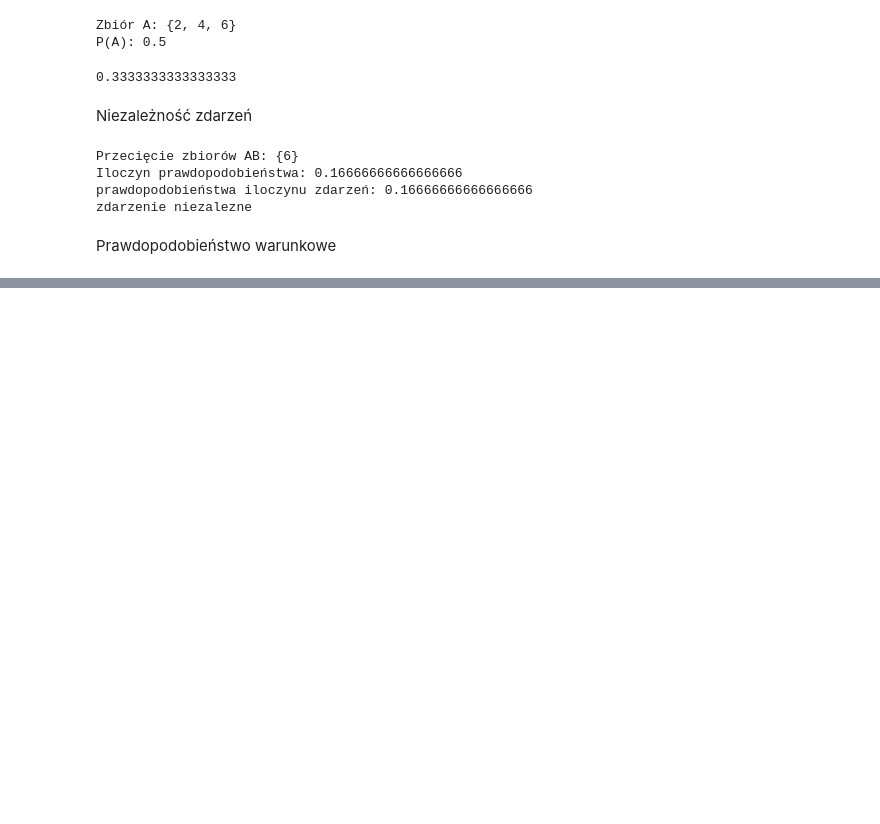
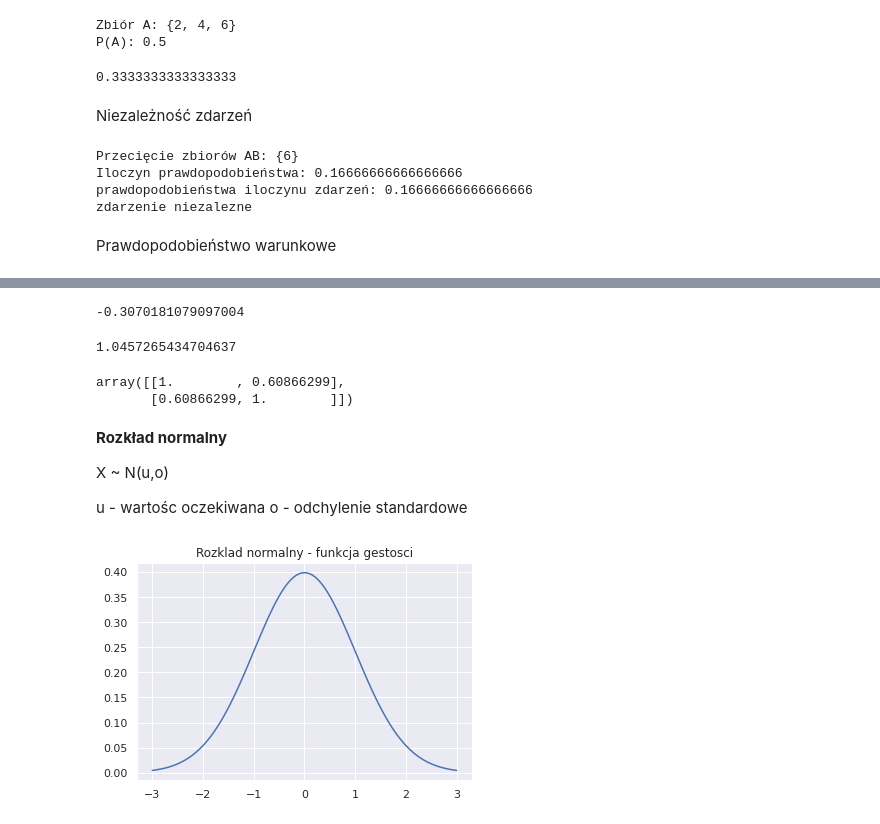
Before and after one commit to nefetorve/big_data, a Jupyter notebook: 05_podstawy_statystyki/01_prawdopodobienstwo_statystyka.ipynb, the cells around one changed output, grey strips where cells are left out. Saved outputs shown, nothing was run; the diff lists cells and outputs as text; code cells hidden in the pictures; blank space fills up the shorter version.

Commit message:
rozkład normalny, dystrybuanta, funkcja przeżycia

```diff
--- a/05_podstawy_statystyki/01_prawdopodobienstwo_statystyka.ipynb
+++ b/05_podstawy_statystyki/01_prawdopodobienstwo_statystyka.ipynb
@@ -111,0 +160,33 @@ Prawdopodobieństwo warunkowe
+# %%
+x.mean()
+# %% [output]
+-0.3070181079097004
+# %%
+x.std()
+# %% [output]
+1.0457265434704637
+# %%
+np.corrcoef(x,y)
+# %% [output]
+array([[1.        , 0.60866299],
+       [0.60866299, 1.        ]])
+# %% [markdown]
+**Rozkład normalny**
+
+X ~ N(u,o)
+
+u - wartośc oczekiwana
+o - odchylenie standardowe
+# %%
+import matplotlib.pyplot as plt
+import seaborn as sns
+from scipy.stats import norm
+sns.set()
+# %%
+mu = 0 # średnia
+sigma = 1 # odchylenie standardowe
+x = np.linspace(mu - 3 * sigma,mu + 3 *sigma,100)
+plt.title('Rozklad normalny - funkcja gestosci')
+_ = plt.plot(x,norm.pdf(x,mu,sigma))
+# %% [output]
+[figure, added]
```
Also changed, not shown: parts of 15 cells of this notebook.
